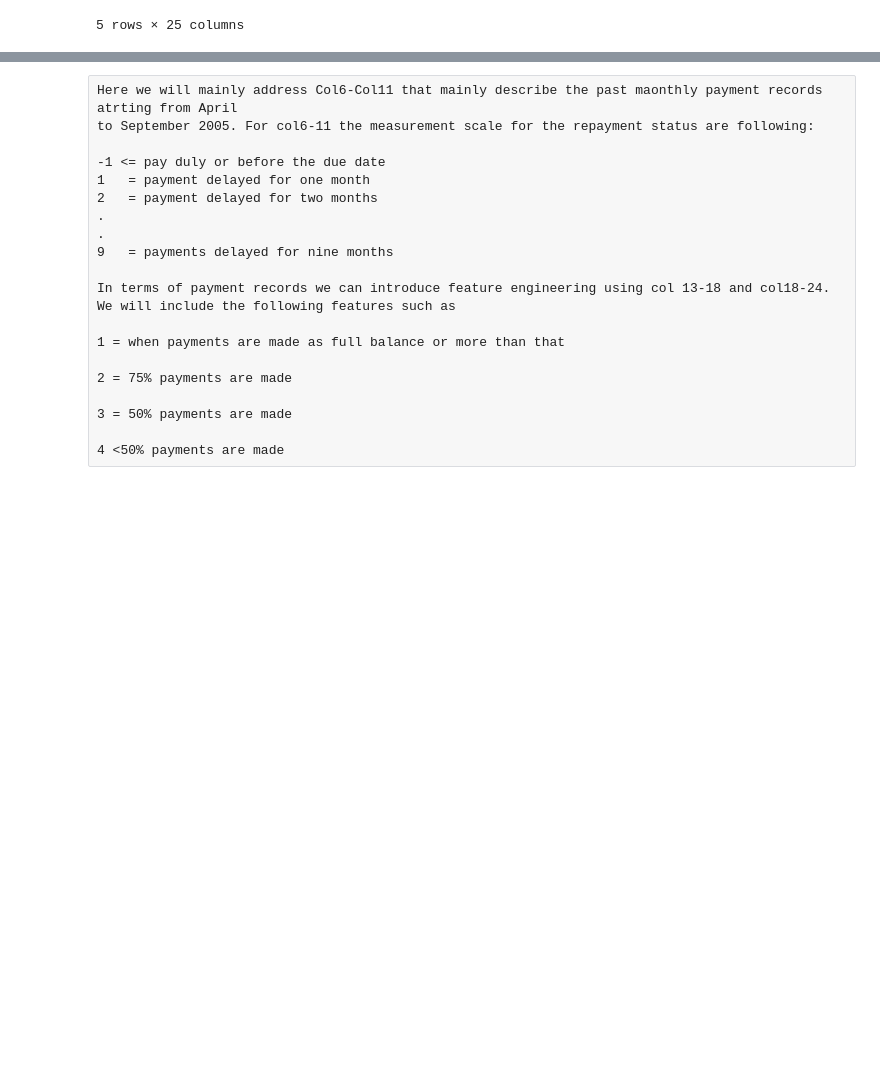
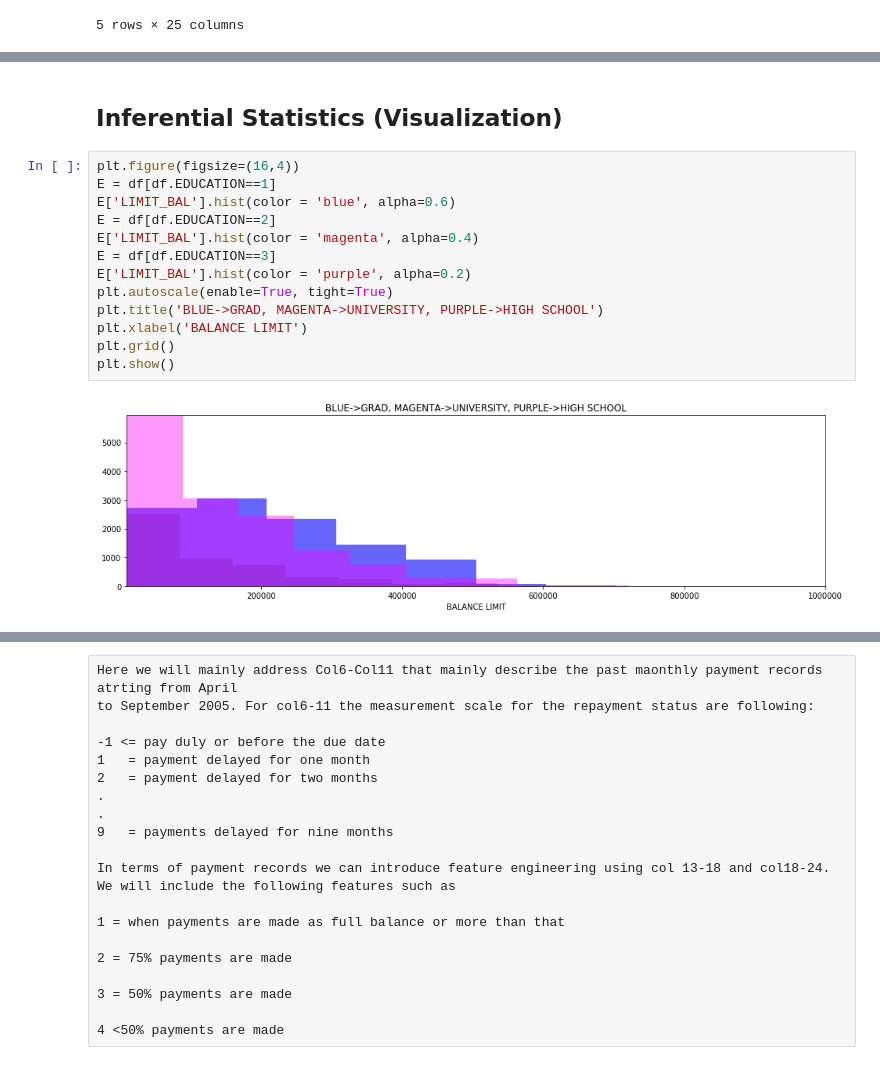
Before and after one commit to dsGitHubRepository/default-of-credit-card-clients, a Jupyter notebook: Rubric-Unit-8-5b-Capstone-Project-I-Milestone-Report.ipynb, the cells around one changed output, grey strips where cells are left out. Drawn from its saved outputs; the diff is of its cells as text; blank space fills up the shorter version.

```diff
--- a/Rubric-Unit-8-5b-Capstone-Project-I-Milestone-Report.ipynb
+++ b/Rubric-Unit-8-5b-Capstone-Project-I-Milestone-Report.ipynb
@@ -20,0 +84,17 @@ df.head()
+# %% [markdown]
+## Inferential Statistics (Visualization)
+# %%
+plt.figure(figsize=(16,4))
+E = df[df.EDUCATION==1]
+E['LIMIT_BAL'].hist(color = 'blue', alpha=0.6)
+E = df[df.EDUCATION==2]
+E['LIMIT_BAL'].hist(color = 'magenta', alpha=0.4)
+E = df[df.EDUCATION==3]
+E['LIMIT_BAL'].hist(color = 'purple', alpha=0.2)
+plt.autoscale(enable=True, tight=True)
+plt.title('BLUE->GRAD, MAGENTA->UNIVERSITY, PURPLE->HIGH SCHOOL')
+plt.xlabel('BALANCE LIMIT')
+plt.grid()
+plt.show()
+# %% [output]
+[figure, added]
```
Also changed, not shown: parts of 14 cells of this notebook.
